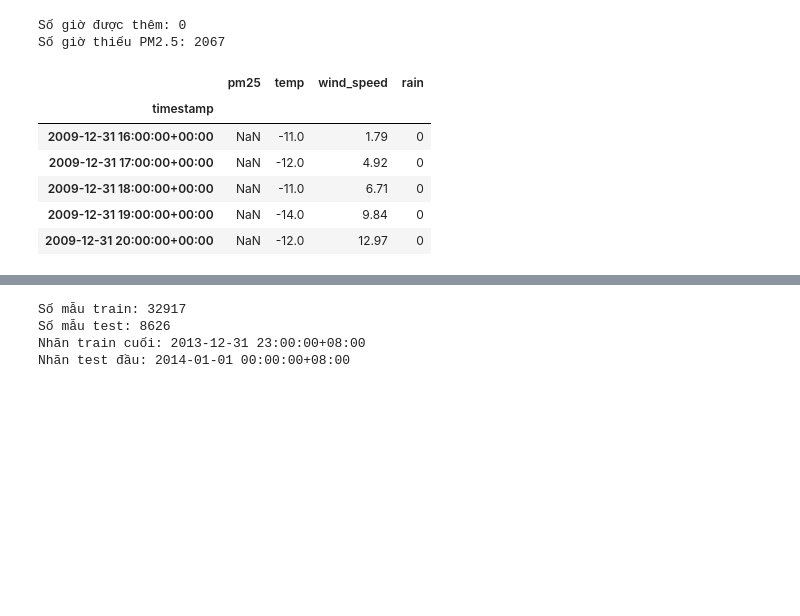
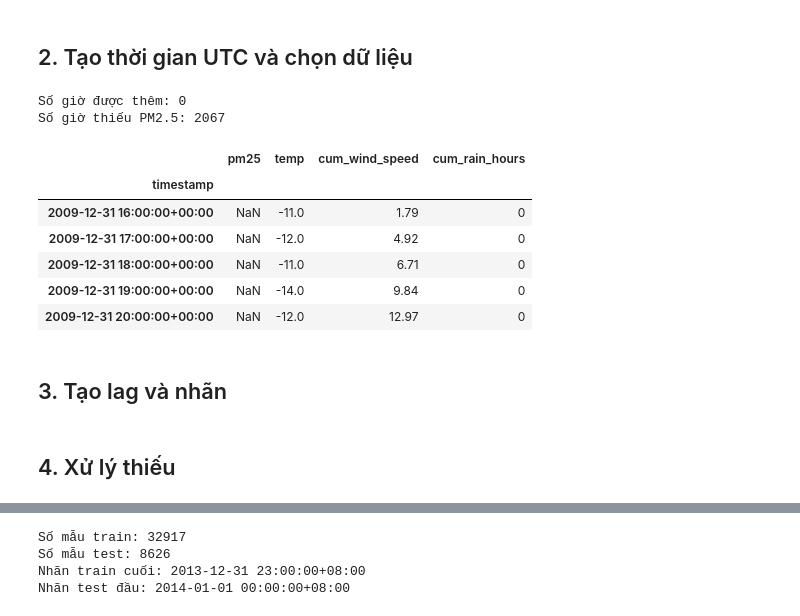
Before and after one commit to Nhom-4-HKDN-2026-2027/Nhom4-HKDN_2026-2027, a Jupyter notebook: models/pm25-baseline.ipynb, the cells around one changed output, grey strips where cells are left out. Cells and saved outputs as stored; diff of their text form; code cells hidden in the pictures; blank space fills up the shorter version.

```diff
--- a/models/pm25-baseline.ipynb
+++ b/models/pm25-baseline.ipynb
@@ -1,14 +3,14 @@
 # %%
-%pip install pandas numpy matplotlib lightgbm scikit-learn
-from pathlib import Path
+# %pip install pandas numpy matplotlib lightgbm scikit-learn
+import matplotlib.pyplot as plt
+import numpy as np
 import pandas as pd
-import numpy as np
-import matplotlib.pyplot as plt
+from IPython.display import display
 from lightgbm import LGBMRegressor
+from matplotlib.patches import Patch
 from sklearn.metrics import mean_absolute_error, mean_squared_error
-from IPython.display import display
 
-raw = pd.read_csv("/kaggle/input/datasets/djhavera/beijing-pm25-data-data-set/PRSA_data_2010.1.1-2014.12.31.csv")
+raw = pd.read_csv("PRSA_data_2010.1.1-2014.12.31.csv")
 print("Kích thước dữ liệu:", raw.shape)
 display(raw.head())
 display(raw.isna().sum().to_frame("Số giá trị thiếu"))
@@ -50,25 +36,36 @@ Kích thước dữ liệu: (43824, 13)
 | Iws | 0 |
 | Is | 0 |
 | Ir | 0 |
+# %% [markdown]
+## 2. Tạo thời gian UTC và chọn dữ liệu
 # %%
 time = pd.to_datetime(raw[["year", "month", "day", "hour"]])
 time = time.dt.tz_localize("Asia/Shanghai").dt.tz_convert("UTC")
-df = pd.DataFrame({"timestamp": time, "pm25": raw["pm2.5"],
-                   "temp": raw["TEMP"], "wind_speed": raw["Iws"], "rain": raw["Ir"]})
+df = pd.DataFrame(
+    {
+        "timestamp": time,
+        "pm25": raw["pm2.5"],
+        "temp": raw["TEMP"],
+        "cum_wind_speed": raw["Iws"],
+        "cum_rain_hours": raw["Ir"],
+    }
+)
 assert not df["timestamp"].duplicated().any()
 rows_before = len(df)
 df = df.set_index("timestamp").sort_index().asfreq("h")
 print("Số giờ được thêm:", len(df) - rows_before)
 print("Số giờ thiếu PM2.5:", df["pm25"].isna().sum())
 display(df.head())
 # %% [output]
 Số giờ được thêm: 0
 Số giờ thiếu PM2.5: 2067
-|  | pm25 | temp | wind_speed | rain |
+|  | pm25 | temp | cum_wind_speed | cum_rain_hours |
 | timestamp |  |  |  |  |
 | 2009-12-31 16:00:00+00:00 | NaN | -11.0 | 1.79 | 0 |
 | 2009-12-31 17:00:00+00:00 | NaN | -12.0 | 4.92 | 0 |
 | 2009-12-31 18:00:00+00:00 | NaN | -11.0 | 6.71 | 0 |
 | 2009-12-31 19:00:00+00:00 | NaN | -14.0 | 9.84 | 0 |
 | 2009-12-31 20:00:00+00:00 | NaN | -12.0 | 12.97 | 0 |
+# %% [markdown]
+## 3. Tạo lag và nhãn
 # %%
@@ -89,4 +97,6 @@ weather_features = weather + [f'{col}_lag{lag}' for col in weather for lag in [1
 features = features_base + weather_features
+# %% [markdown]
+## 4. Xử lý thiếu
 # %%
 missing_current = df["pm25"].isna()
 missing_target = df["target"].isna()
```
Also changed, not shown: parts of 16 cells of this notebook.
